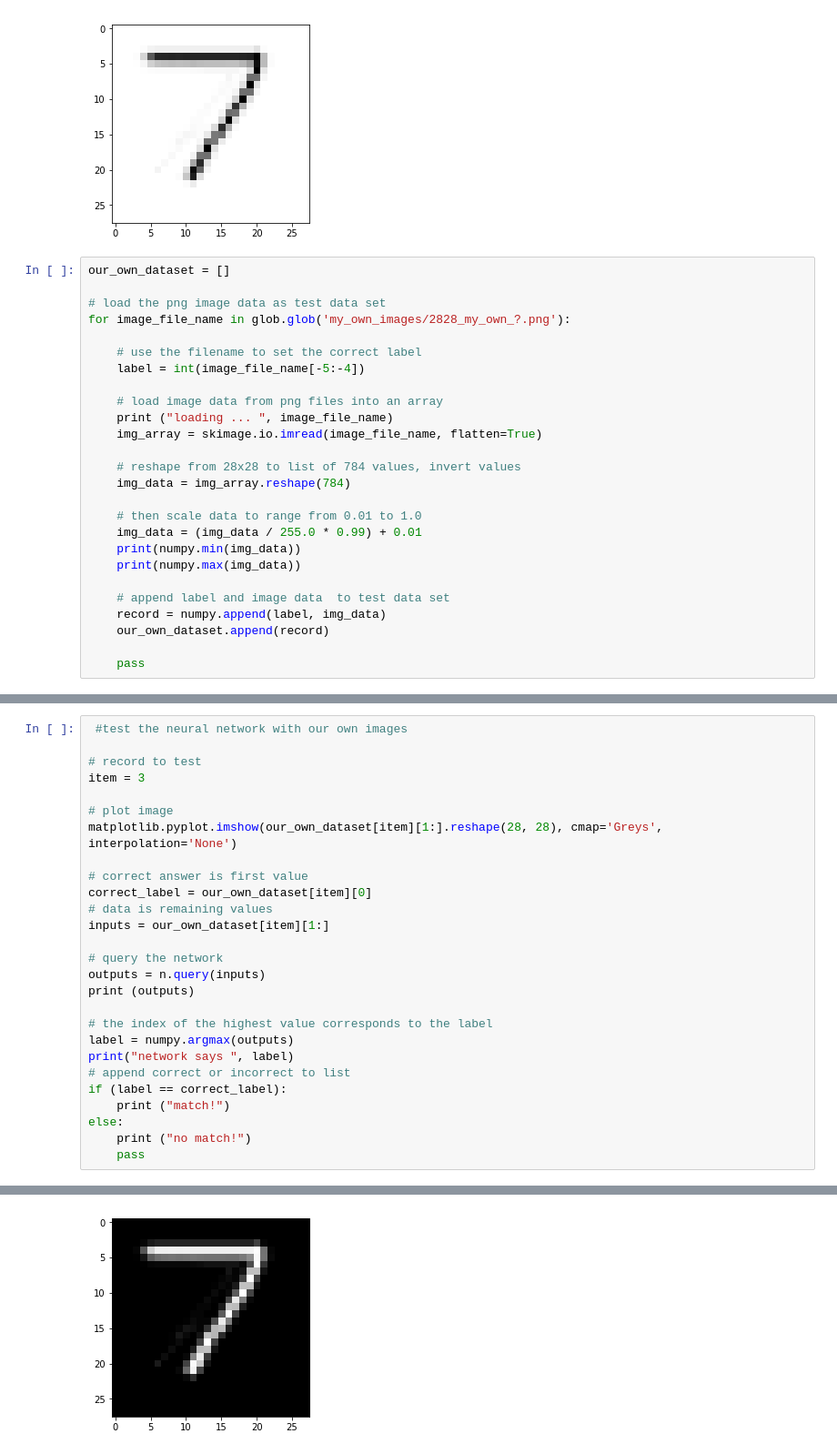
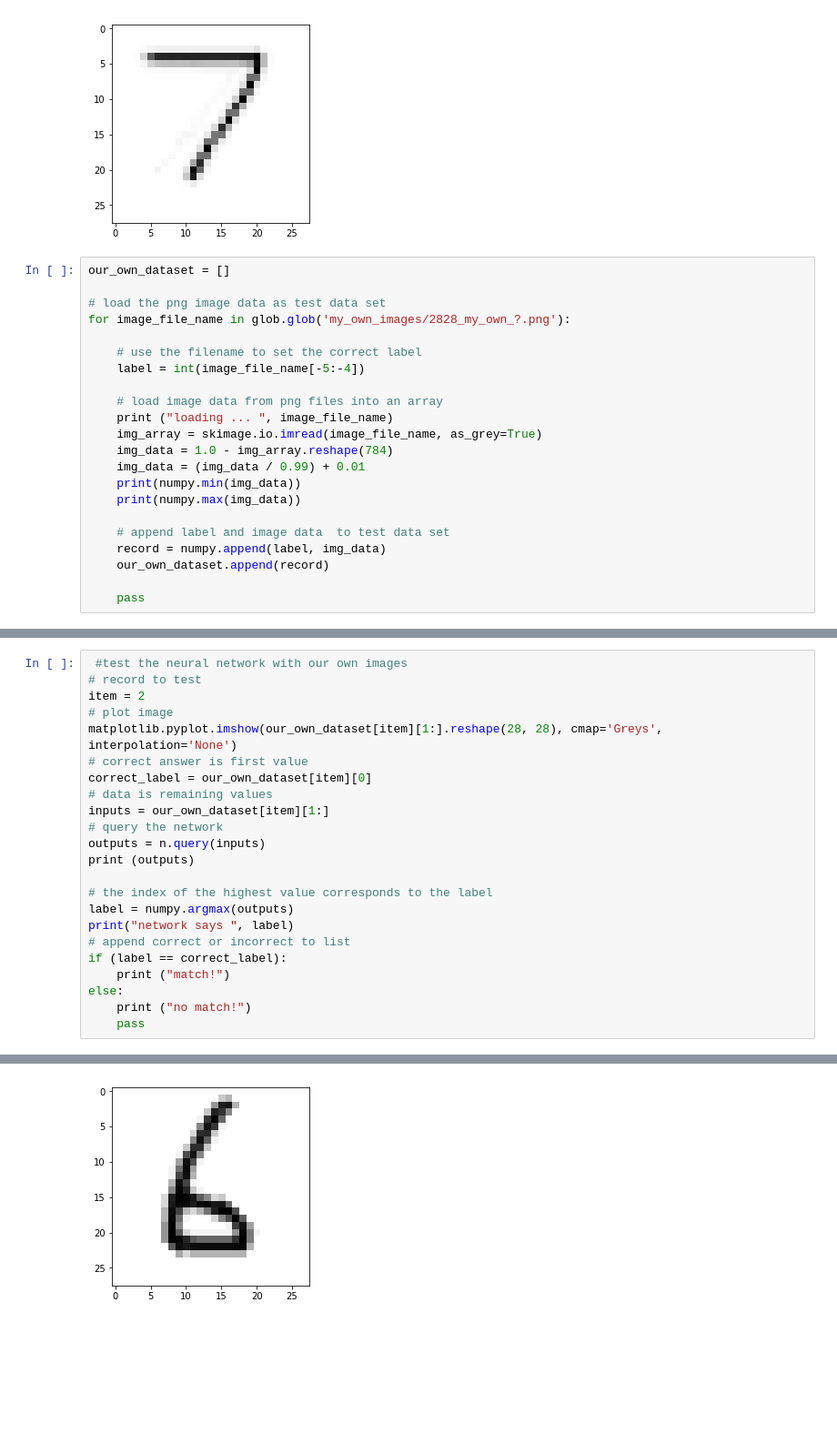
Before and after one commit to DJN1/NeuralNetwork_TR, a Jupyter notebook: src/neuralNetwork_with_mnist.ipynb, the cells around one changed output, grey strips where cells are left out. Shown at 91% size. Saved outputs shown, nothing was run; the diff lists cells and outputs as text; blank space fills up the shorter version.

Commit message:
fixed test with my_own_images

```diff
--- a/src/neuralNetwork_with_mnist.ipynb
+++ b/src/neuralNetwork_with_mnist.ipynb
@@ -297,13 +297,9 @@ for image_file_name in glob.glob('my_own_images/2828_my_own_?.png'):
 
     # load image data from png files into an array
     print ("loading ... ", image_file_name)
-    img_array = skimage.io.imread(image_file_name, flatten=True)
-
-    # reshape from 28x28 to list of 784 values, invert values
-    img_data = img_array.reshape(784)
-
-    # then scale data to range from 0.01 to 1.0
-    img_data = (img_data / 255.0 * 0.99) + 0.01
+    img_array = skimage.io.imread(image_file_name, as_grey=True)
+    img_data = 1.0 - img_array.reshape(784)
+    img_data = (img_data / 0.99) + 0.01
     print(numpy.min(img_data))
     print(numpy.max(img_data))
 
@@ -328,17 +324,13 @@ loading ...  my_own_images\2828_my_own_7.png
 # %%
  #test the neural network with our own images
-
 # record to test
-item = 3
-
+item = 2
 # plot image
 matplotlib.pyplot.imshow(our_own_dataset[item][1:].reshape(28, 28), cmap='Greys', interpolation='None')
-
 # correct answer is first value
 correct_label = our_own_dataset[item][0]
 # data is remaining values
 inputs = our_own_dataset[item][1:]
-
 # query the network
 outputs = n.query(inputs)
 print (outputs)
@@ -368,4 +360,4 @@ no match!
-[figure, old version]
+[figure, new version]
 # %%
 # run the network backwards, given a label, see what image it produces
 
```
Also changed, not shown: parts of 9 cells of this notebook.
